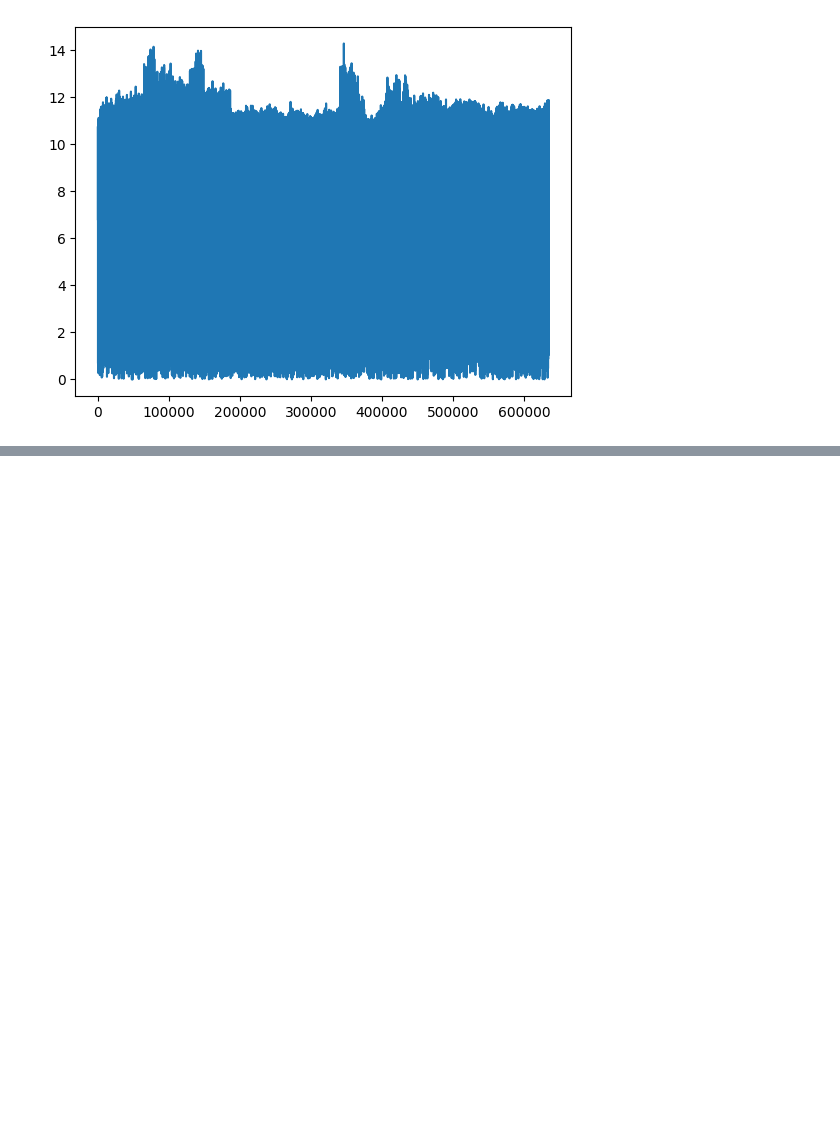
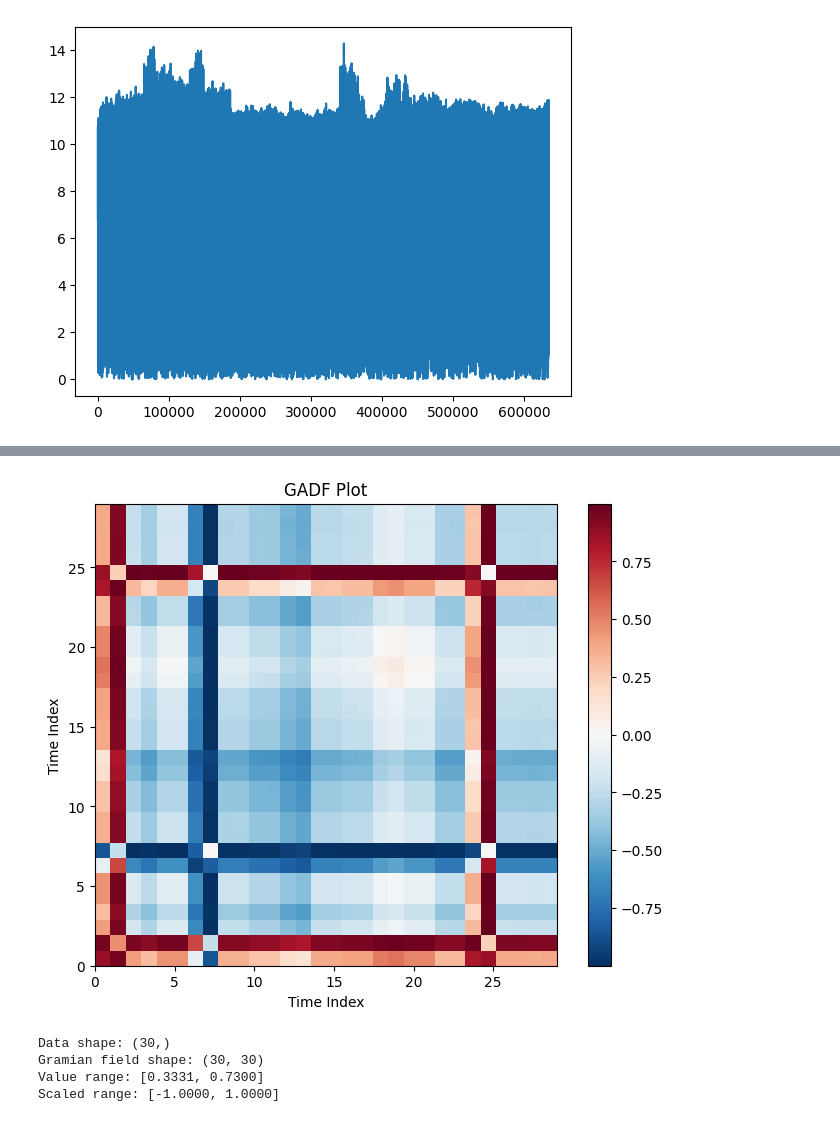
Before and after one commit to Arupreza/UIDS-II, a Jupyter notebook: Data_Analysis.ipynb, the cells around one changed output, grey strips where cells are left out. Saved outputs shown, nothing was run; the diff lists cells and outputs as text; code cells hidden in the pictures; blank space fills up the shorter version.

```diff
--- a/Data_Analysis.ipynb
+++ b/Data_Analysis.ipynb
@@ -211,5 +226,6 @@ Tesla_Rep_L = load_data( "Tesla_Rep_L.csv")
 # %%
 Kia_AF_Seg = segment_df(Kia_AF, segment_size=30)
+Gen_AF_Seg = segment_df(Gen_AF, segment_size=30)
 
 
 Kia_Fuzz_H_Seg = segment_df(Kia_Fuzz_H, segment_size=30)
@@ -353,0 +360,8 @@ n = 45
+# %%
+gadf_field = generate_gadf(Gen_AF_Seg[n])
+# %% [output]
+[figure, added]
+Data shape: (30,)
+Gramian field shape: (30, 30)
+Value range: [0.3331, 0.7300]
+Scaled range: [-1.0000, 1.0000]
```
Also changed, not shown: parts of 22 cells of this notebook.
